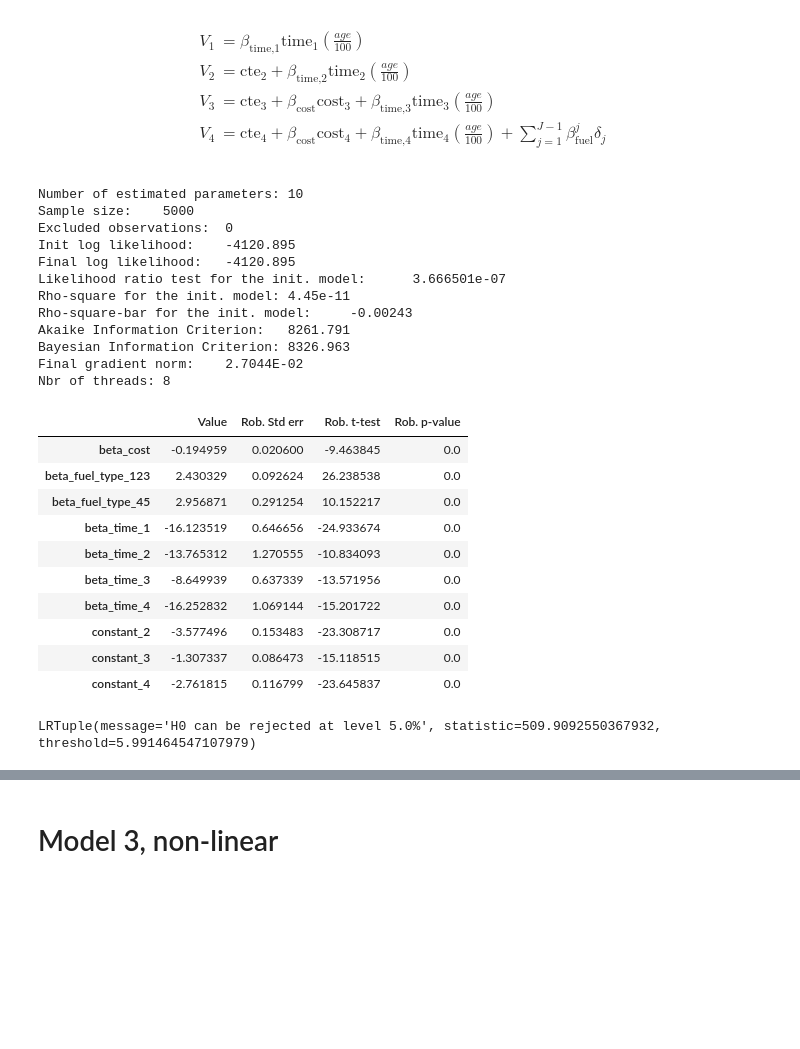
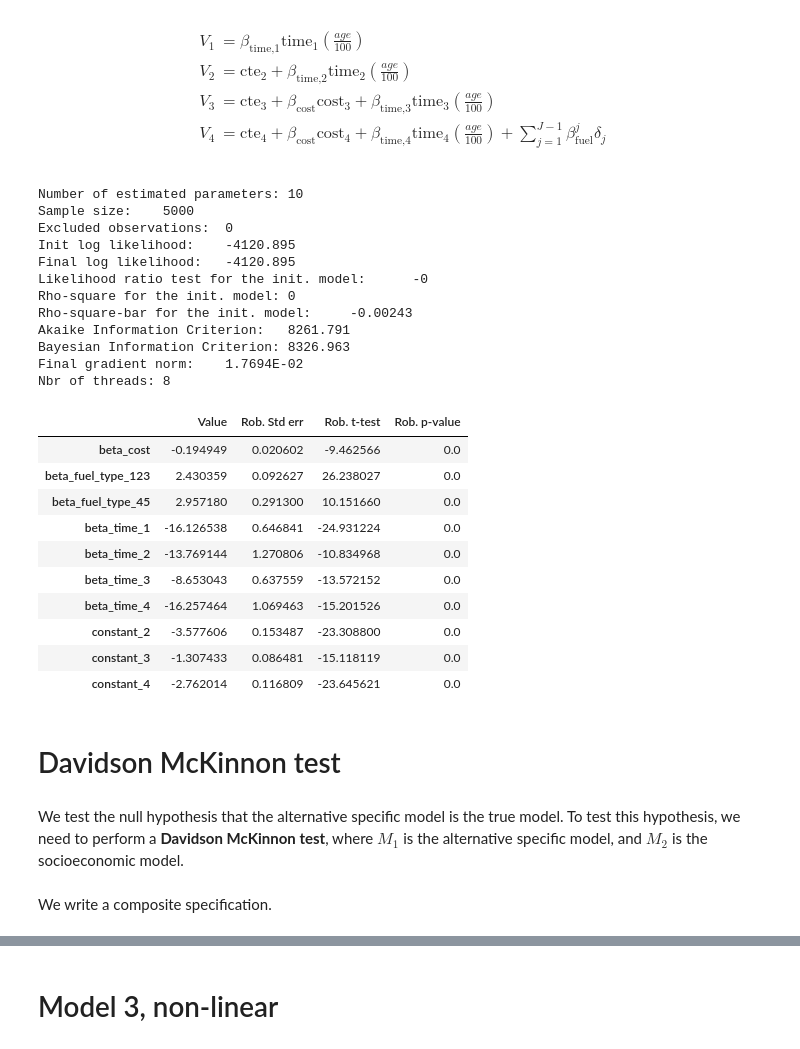
Before and after one commit to GAnagno/Choice, a Jupyter notebook: assignment.ipynb, the cells around one changed output, grey strips where cells are left out. Drawn from its saved outputs; the diff is of its cells as text; code cells hidden in the pictures; blank space fills up the shorter version.

```diff
--- a/assignment.ipynb
+++ b/assignment.ipynb
@@ -382,6 +382,7 @@ V_4 &= \text{cte}_4 + \beta_\text{cost}  \text{cost}_4 + \beta_\text{time,4} \te
 constant_2 = Beta('constant_2', 0, None, None, 0)
 constant_3 = Beta('constant_3', 0, None, None, 0)
 constant_4 = Beta('constant_4', 0, None, None, 0)
+beta_cost = Beta('beta_cost', 0, None, None, 0)
 beta_time_1 = Beta('beta_time_1', 0, None, None, 0)
 beta_time_2 = Beta('beta_time_2', 0, None, None, 0)
 beta_time_3 = Beta('beta_time_3', 0, None, None, 0)
@@ -447,6 +448,7 @@ V_4 &= \text{cte}_4 + \beta_\text{cost}  \text{cost}_4 + \beta_\text{time,4} \te
 constant_2 = Beta('constant_2', 0, None, None, 0)
 constant_3 = Beta('constant_3', 0, None, None, 0)
 constant_4 = Beta('constant_4', 0, None, None, 0)
+beta_cost = Beta('beta_cost', 0, None, None, 0)
 beta_time_1 = Beta('beta_time_1', 0, None, None, 0)
 beta_time_2 = Beta('beta_time_2', 0, None, None, 0)
 beta_time_3 = Beta('beta_time_3', 0, None, None, 0)
@@ -481,28 +483,31 @@ Sample size:    5000
 Excluded observations:  0
 Init log likelihood:    -4120.895
 Final log likelihood:   -4120.895
-Likelihood ratio test for the init. model:      3.666501e-07
-Rho-square for the init. model: 4.45e-11
+Likelihood ratio test for the init. model:      -0
+Rho-square for the init. model: 0
 Rho-square-bar for the init. model:     -0.00243
 Akaike Information Criterion:   8261.791
 Bayesian Information Criterion: 8326.963
-Final gradient norm:    2.7044E-02
+Final gradient norm:    1.7694E-02
 Nbr of threads: 8
 # %%
-all_results['Socioeco.'].getEstimatedParameters()
+socioeco_estimates = all_results['Socioeco.'].getEstimatedParameters()
+socioeco_estimates
 # %% [output]
 |  | Value | Rob. Std err | Rob. t-test | Rob. p-value |
-| beta_cost | -0.194959 | 0.020600 | -9.463845 | 0.0 |
-| beta_fuel_type_123 | 2.430329 | 0.092624 | 26.238538 | 0.0 |
-| beta_fuel_type_45 | 2.956871 | 0.291254 | 10.152217 | 0.0 |
-| beta_time_1 | -16.123519 | 0.646656 | -24.933674 | 0.0 |
-| beta_time_2 | -13.765312 | 1.270555 | -10.834093 | 0.0 |
-| beta_time_3 | -8.649939 | 0.637339 | -13.571956 | 0.0 |
-| beta_time_4 | -16.252832 | 1.069144 | -15.201722 | 0.0 |
-| constant_2 | -3.577496 | 0.153483 | -23.308717 | 0.0 |
-| constant_3 | -1.307337 | 0.086473 | -15.118515 | 0.0 |
-| constant_4 | -2.761815 | 0.116799 | -23.645837 | 0.0 |
+| beta_cost | -0.194949 | 0.020602 | -9.462566 | 0.0 |
+| beta_fuel_type_123 | 2.430359 | 0.092627 | 26.238027 | 0.0 |
+| beta_fuel_type_45 | 2.957180 | 0.291300 | 10.151660 | 0.0 |
+| beta_time_1 | -16.126538 | 0.646841 | -24.931224 | 0.0 |
+| beta_time_2 | -13.769144 | 1.270806 | -10.834968 | 0.0 |
+| beta_time_3 | -8.653043 | 0.637559 | -13.572152 | 0.0 |
+| beta_time_4 | -16.257464 | 1.069463 | -15.201526 | 0.0 |
+| constant_2 | -3.577606 | 0.153487 | -23.308800 | 0.0 |
+| constant_3 | -1.307433 | 0.086481 | -15.118119 | 0.0 |
+| constant_4 | -2.762014 | 0.116809 | -23.645621 | 0.0 |
-# %%
-all_results['Socioeco.'].likelihood_ratio_test(all_results['Alt. spec.'], 0.05)
-# %% [output]
-LRTuple(message='H0 can be rejected at level 5.0%', statistic=509.9092550367932, threshold=5.991464547107979)
+# %% [markdown]
+# Davidson McKinnon test
+# %% [markdown]
+We test the null hypothesis that the alternative specific model is the true model. To test this hypothesis, we need to perform a **Davidson McKinnon test**, where $M_1$ is the alternative specific model, and $M_2$ is the socioeconomic model.
+# %% [markdown]
+We write a composite specification.
```
Also changed, not shown: parts of 87 cells of this notebook.
